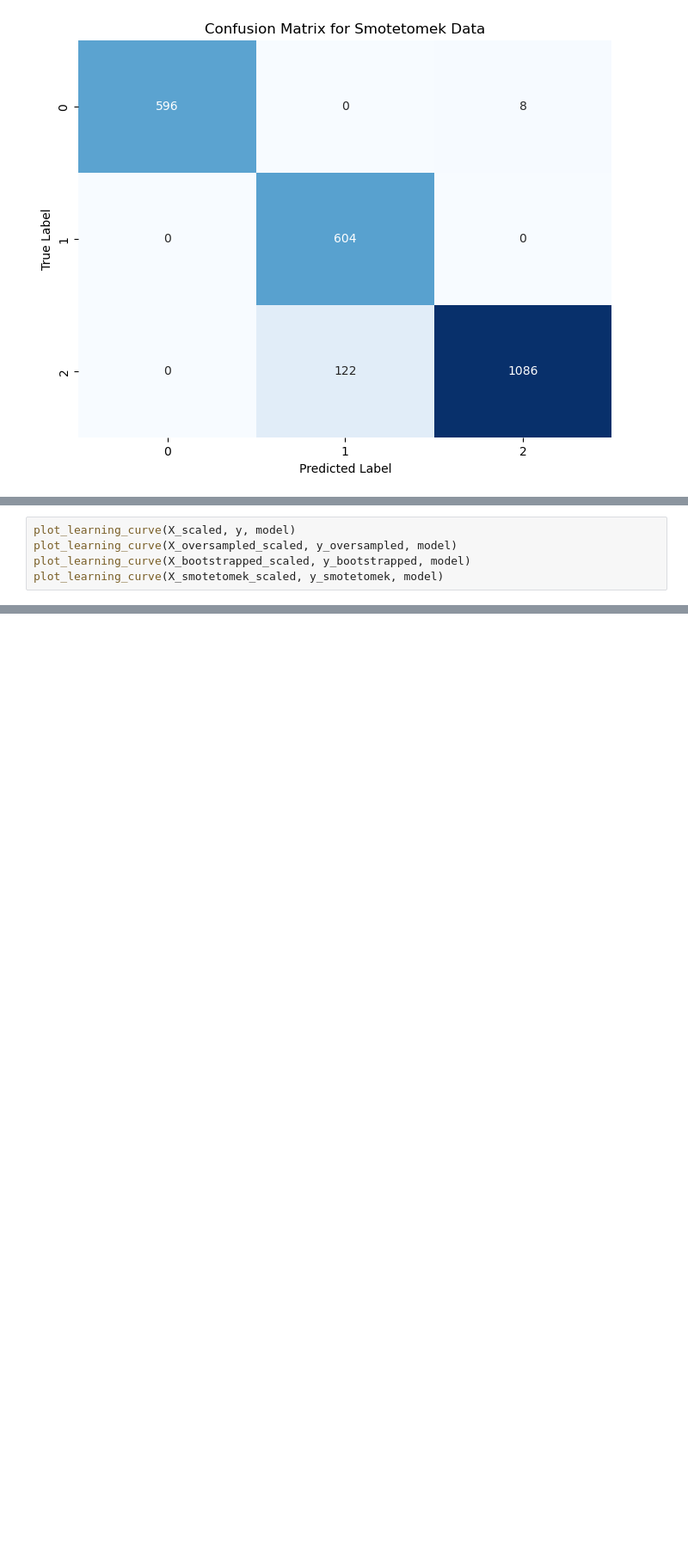
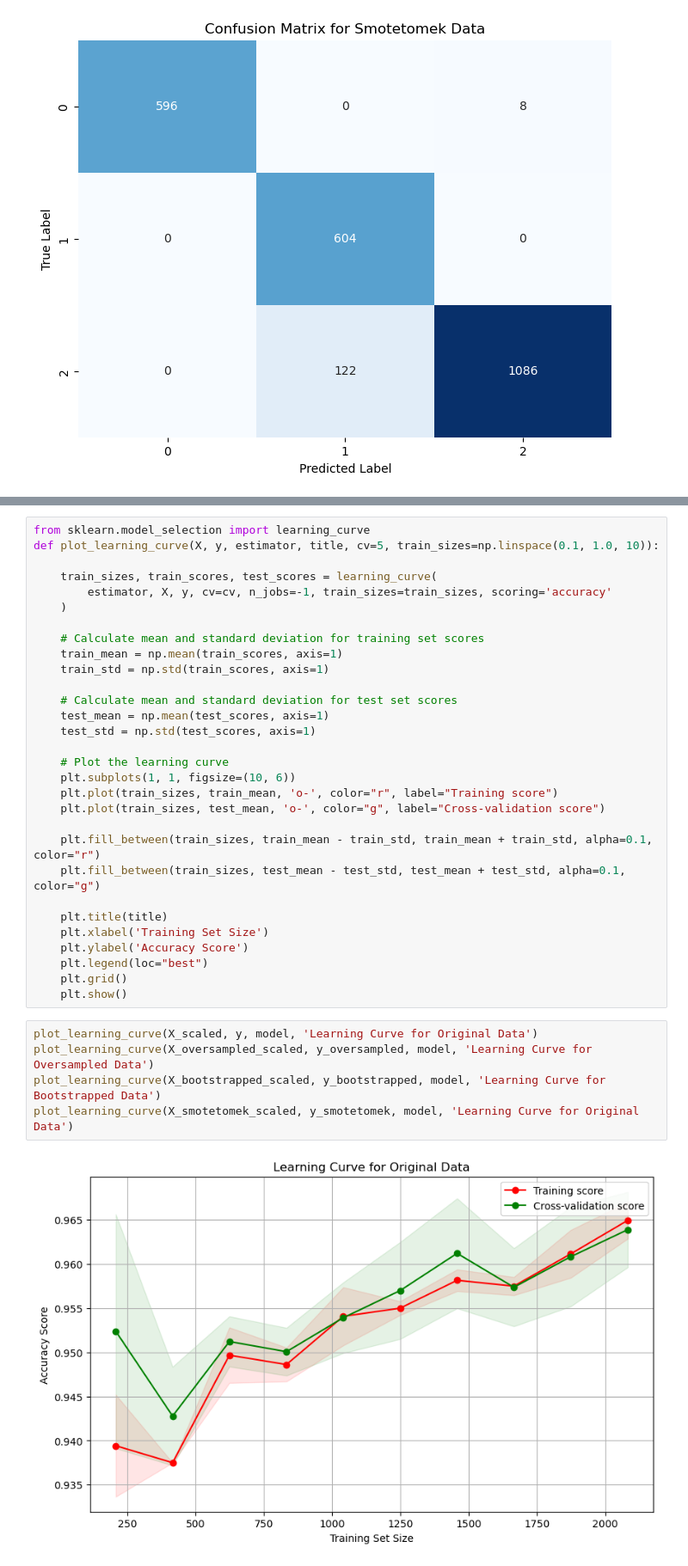
Before and after one commit to afreenrafi/SC1015-Project, a Jupyter notebook: Logistic Regression.ipynb, the cells around one changed output, grey strips where cells are left out. Shown at 86% size. Saved outputs shown, nothing was run; the diff lists cells and outputs as text; blank space fills up the shorter version.

```diff
--- a/Logistic Regression.ipynb
+++ b/Logistic Regression.ipynb
@@ -544,5 +513,0 @@ def plot_learning_curve(X, y, estimator, cv=5, train_sizes=np.linspace(0.1, 1.0,
-# %%
-plot_learning_curve(X_scaled, y, model)
-plot_learning_curve(X_oversampled_scaled, y_oversampled, model)
-plot_learning_curve(X_bootstrapped_scaled, y_bootstrapped, model)
-plot_learning_curve(X_smotetomek_scaled, y_smotetomek, model)
@@ -553,0 +514,37 @@ plot_learning_curve(X_smotetomek_scaled, y_smotetomek, model)
+# %%
+from sklearn.model_selection import learning_curve
+def plot_learning_curve(X, y, estimator, title, cv=5, train_sizes=np.linspace(0.1, 1.0, 10)):
+
+    train_sizes, train_scores, test_scores = learning_curve(
+        estimator, X, y, cv=cv, n_jobs=-1, train_sizes=train_sizes, scoring='accuracy'
+    )
+
+    # Calculate mean and standard deviation for training set scores
+    train_mean = np.mean(train_scores, axis=1)
+    train_std = np.std(train_scores, axis=1)
+
+    # Calculate mean and standard deviation for test set scores
+    test_mean = np.mean(test_scores, axis=1)
+    test_std = np.std(test_scores, axis=1)
+
+    # Plot the learning curve
+    plt.subplots(1, 1, figsize=(10, 6))
+    plt.plot(train_sizes, train_mean, 'o-', color="r", label="Training score")
+    plt.plot(train_sizes, test_mean, 'o-', color="g", label="Cross-validation score")
+
+    plt.fill_between(train_sizes, train_mean - train_std, train_mean + train_std, alpha=0.1, color="r")
+    plt.fill_between(train_sizes, test_mean - test_std, test_mean + test_std, alpha=0.1, color="g")
+
+    plt.title(title)
+    plt.xlabel('Training Set Size')
+    plt.ylabel('Accuracy Score')
+    plt.legend(loc="best")
+    plt.grid()
+    plt.show()
+# %%
+plot_learning_curve(X_scaled, y, model, 'Learning Curve for Original Data')
+plot_learning_curve(X_oversampled_scaled, y_oversampled, model, 'Learning Curve for Oversampled Data')
+plot_learning_curve(X_bootstrapped_scaled, y_bootstrapped, model, 'Learning Curve for Bootstrapped Data')
+plot_learning_curve(X_smotetomek_scaled, y_smotetomek, model, 'Learning Curve for Original Data')
+# %% [output]
+[figure, added]
```
Also changed, not shown: parts of 3 cells of this notebook.
